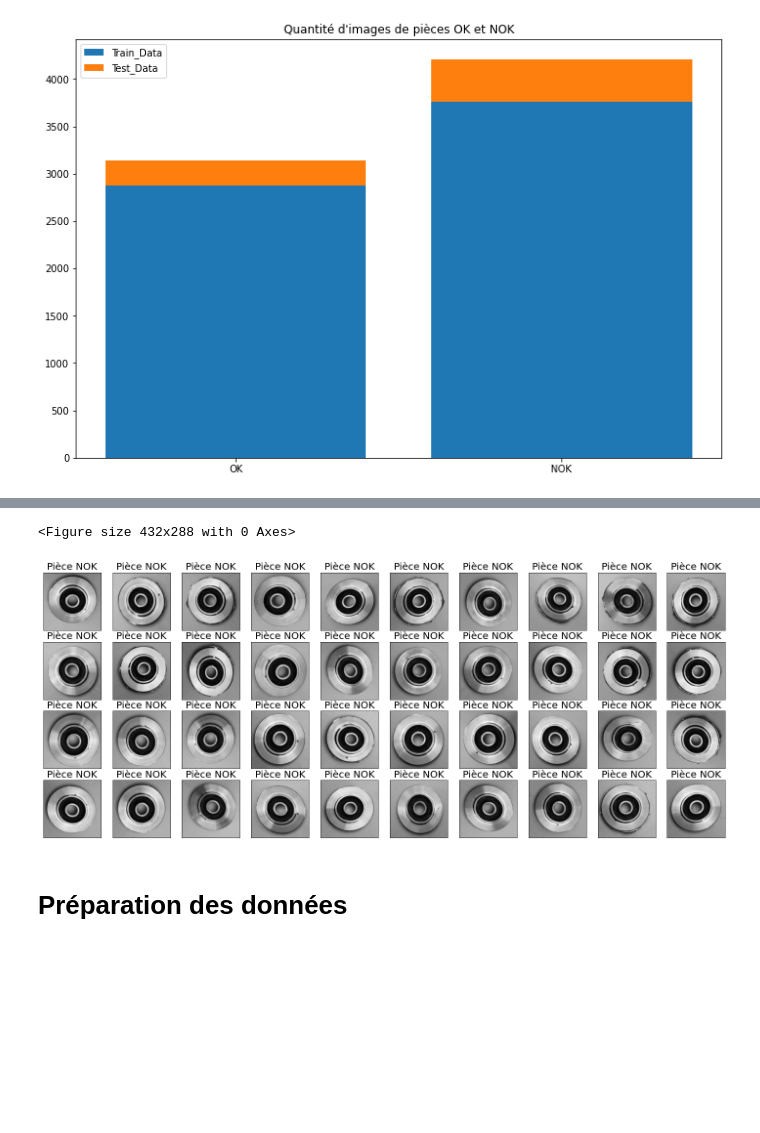
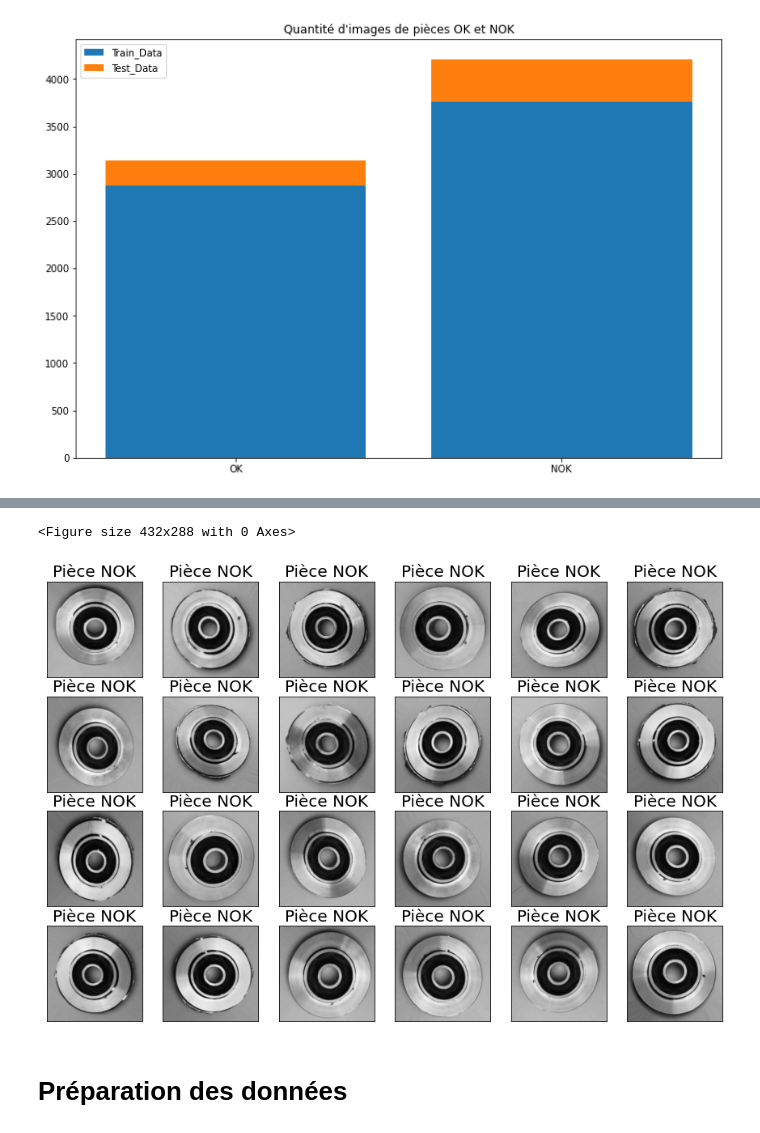
Before and after one commit to yann112/Cast_Iron, a Jupyter notebook: Cast_Iron_densenet_1.ipynb, the cells around one changed output, grey strips where cells are left out. Saved outputs shown, nothing was run; the diff lists cells and outputs as text; code cells hidden in the pictures; blank space fills up the shorter version.

```diff
--- a/Cast_Iron_densenet_1.ipynb
+++ b/Cast_Iron_densenet_1.ipynb
@@ -66,7 +66,7 @@ for files in os.listdir('/content/drive/MyDrive/Projet_casting/casting_data/cast
 
 plt.figure();
 
-fig, ax = plt.subplots(4, 10, subplot_kw=dict(xticks=[], yticks=[]),figsize=(25,10));
+fig, ax = plt.subplots(4, 6, subplot_kw=dict(xticks=[], yticks=[]),figsize=(15,10));
 for i, axi in enumerate(ax.flat):
     axi.set_title('Pièce OK', fontdict = {'fontsize' : 20})
     img = plt.imread('/content/drive/MyDrive/Projet_casting/casting_data/casting_data/train/ok_front/'+str(liste_ok[i]))
@@ -77,19 +77,19 @@ for i, axi in enumerate(ax.flat):
 # %%
 #piéces NOK
 liste_nok = []
 for files in os.listdir('/content/drive/MyDrive/Projet_casting/casting_data/casting_data/train/def_front'):
     liste_nok.append(str(files))
 
 plt.figure();
 
-fig, ax = plt.subplots(4, 10, subplot_kw=dict(xticks=[], yticks=[]),figsize=(25,10));
+fig, ax = plt.subplots(4, 6, subplot_kw=dict(xticks=[], yticks=[]),figsize=(15,10));
 for i, axi in enumerate(ax.flat):
     axi.set_title('Pièce NOK', fontdict = {'fontsize' : 20})
     img = plt.imread('/content/drive/MyDrive/Projet_casting/casting_data/casting_data/train/def_front/'+str(liste_nok[i]))
     axi.imshow(img);
 # %% [output]
 <Figure size 432x288 with 0 Axes>
-[figure, old version]
+[figure, new version]
 # %%
 #nombre de classe
 n_class = 2
```
Also changed, not shown: parts of 6 cells of this notebook.
